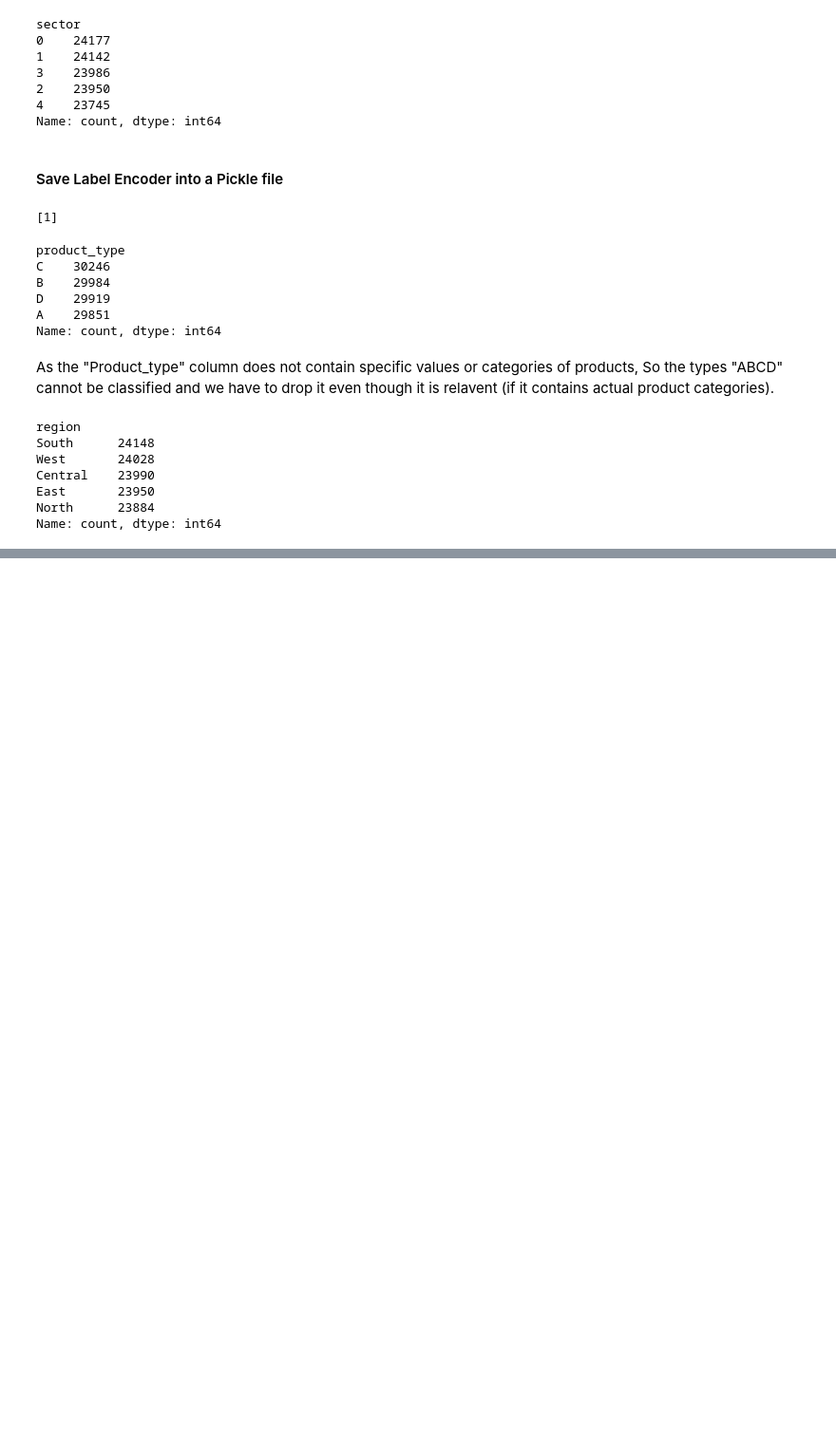
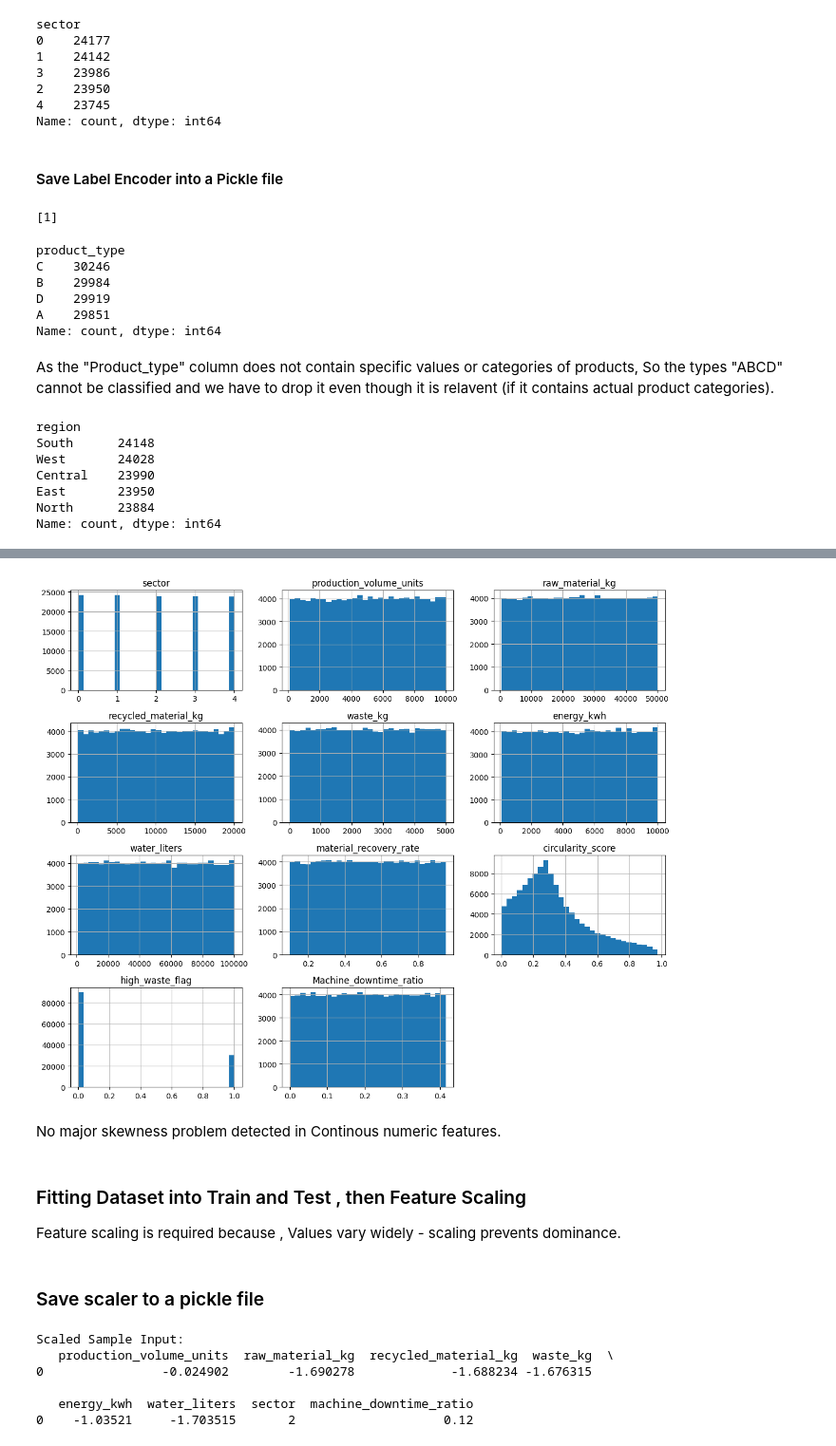
Before and after one commit to Alexander789400/AI-driven-Circular-Economy-Tracker, a Jupyter notebook: Circular_Economy.ipynb, the cells around one changed output, grey strips where cells are left out. Shown: that part at 95% size. Saved outputs shown, nothing was run; the diff lists cells and outputs as text; code cells hidden in the pictures; blank space fills up the shorter version.

```diff
--- a/Circular_Economy.ipynb
+++ b/Circular_Economy.ipynb
@@ -537,0 +657,12 @@ df.drop(columns=["product_type","region"],axis=1,inplace=True)
+# %%
+df.hist(figsize=(12, 10), bins=30)
+plt.tight_layout()
+plt.show()
+# %% [output]
+[figure, added]
+# %% [markdown]
+No major skewness problem detected in Continous numeric features.
+# %% [markdown]
+### Fitting Dataset into Train and Test , then Feature Scaling
+
+Feature scaling is required because , Values vary widely - scaling prevents dominance.
@@ -537,0 +704,2 @@ df.drop(columns=["product_type","region"],axis=1,inplace=True)
+# %% [markdown]
+### Save scaler to a pickle file
@@ -537,0 +726,22 @@ df.drop(columns=["product_type","region"],axis=1,inplace=True)
+# %%
+cols_to_scale = [
+    'production_volume_units',
+    'raw_material_kg',
+    'recycled_material_kg',
+    'waste_kg',
+    'energy_kwh',
+    'water_liters'
+]
+
+scaled_sample = sample_df.copy()
+scaled_sample[cols_to_scale] = loaded_scaler.transform(sample_df[cols_to_scale])
+
+print("Scaled Sample Input:")
+print(scaled_sample)
+# %% [output]
+Scaled Sample Input:
+   production_volume_units  raw_material_kg  recycled_material_kg  waste_kg  \
+0                -0.024902        -1.690278             -1.688234 -1.676315
+
+   energy_kwh  water_liters  sector  machine_downtime_ratio
+0    -1.03521     -1.703515       2                    0.12
```
Also changed, not shown: parts of 39 cells of this notebook, 6 other files.
